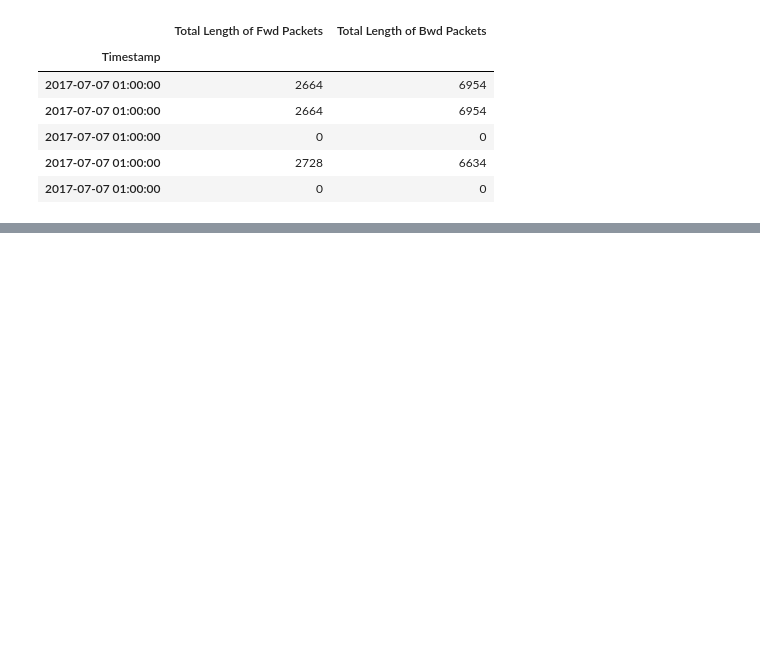
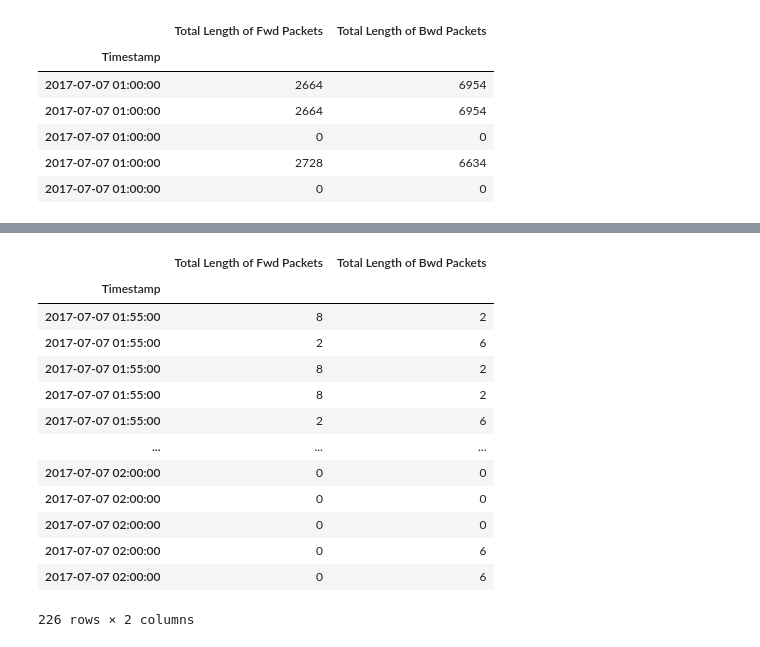
Before and after one commit to SaqlainHussainShah/implementation-of-sdi, a Jupyter notebook: Clustering_+_Time_Series.ipynb, the cells around one changed output, grey strips where cells are left out. Drawn from its saved outputs; the diff is of its cells as text; code cells hidden in the pictures; blank space fills up the shorter version.

```diff
--- a/Clustering_+_Time_Series.ipynb
+++ b/Clustering_+_Time_Series.ipynb
@@ -221,2 +230,19 @@ X_time.head()
 # %%
 X_time_five_minutes=X_time.between_time('1:55:00', '2:00:00')
+# %%
+X_time_five_minutes.loc['2017-07-07']
+# %% [output]
+|  | Total Length of Fwd Packets | Total Length of Bwd Packets |
+| Timestamp |  |  |
+| 2017-07-07 01:55:00 | 8 | 2 |
+| 2017-07-07 01:55:00 | 2 | 6 |
+| 2017-07-07 01:55:00 | 8 | 2 |
+| 2017-07-07 01:55:00 | 8 | 2 |
+| 2017-07-07 01:55:00 | 2 | 6 |
+| ... | ... | ... |
+| 2017-07-07 02:00:00 | 0 | 0 |
+| 2017-07-07 02:00:00 | 0 | 0 |
+| 2017-07-07 02:00:00 | 0 | 0 |
+| 2017-07-07 02:00:00 | 0 | 6 |
+| 2017-07-07 02:00:00 | 0 | 6 |
+226 rows × 2 columns
```
Also changed, not shown: parts of 3 cells of this notebook.
